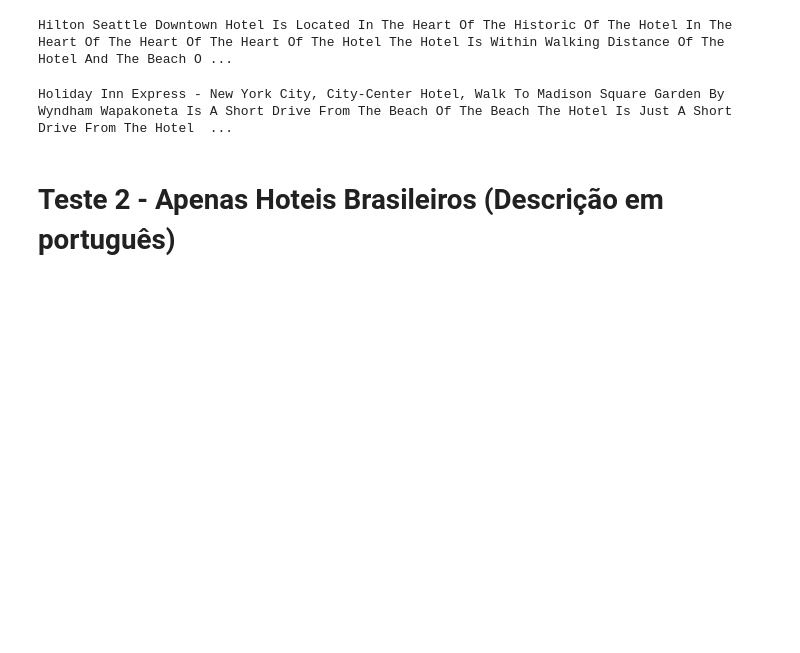
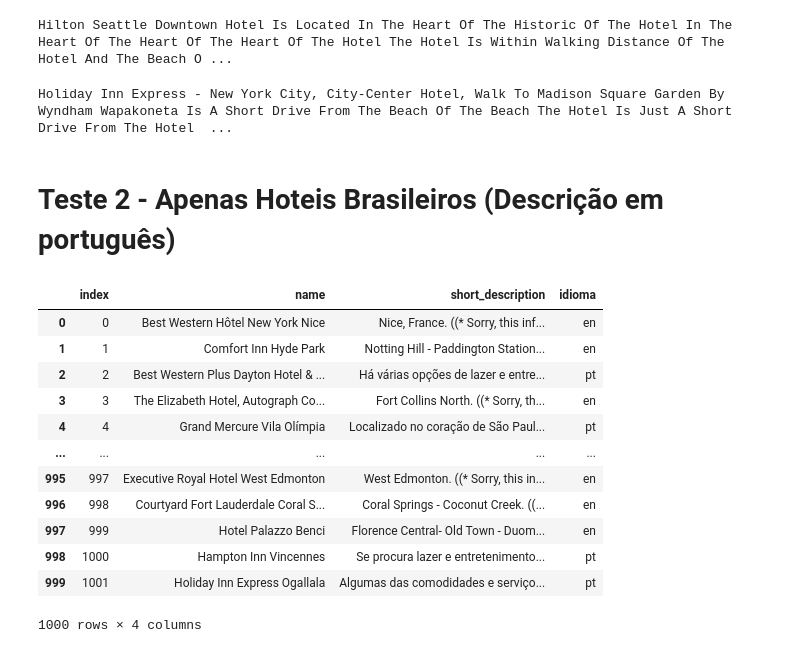
Before and after one commit to jgjoao5/DeepLearningv2, a Jupyter notebook: LSTM Hotel description.ipynb, the cells around one changed output. Drawn from its saved outputs; the diff is of its cells as text; code cells hidden in the pictures; blank space fills up the shorter version.

```diff
--- a/LSTM Hotel description.ipynb
+++ b/LSTM Hotel description.ipynb
@@ -207,0 +224,25 @@ hotelBR_df = hotelBR_df[hotelBR_df['country']=='Brasil']
+# %%
+from langdetect import detect
+hotelBR_df = hotelBR_df[['name','short_description']]
+
+hotelBR_df['idioma'] = ''
+hotelBR_df.reset_index(inplace= True)
+
+for i in range(len(hotelBR_df['short_description'])):
+    hotelBR_df['idioma'][i] = detect(str(hotelBR_df['short_description'][i]))
+
+hotelBR_df
+# %% [output]
+|  | index | name | short_description | idioma |
+| 0 | 0 | Best Western Hôtel New York Nice | Nice, France. ((* Sorry, this inf... | en |
+| 1 | 1 | Comfort Inn Hyde Park | Notting Hill - Paddington Station... | en |
+| 2 | 2 | Best Western Plus Dayton Hotel & ... | Há várias opções de lazer e entre... | pt |
+| 3 | 3 | The Elizabeth Hotel, Autograph Co... | Fort Collins North. ((* Sorry, th... | en |
+| 4 | 4 | Grand Mercure Vila Olímpia | Localizado no coração de São Paul... | pt |
+| ... | ... | ... | ... | ... |
+| 995 | 997 | Executive Royal Hotel West Edmonton | West Edmonton. ((* Sorry, this in... | en |
+| 996 | 998 | Courtyard Fort Lauderdale Coral S... | Coral Springs - Coconut Creek. ((... | en |
+| 997 | 999 | Hotel Palazzo Benci | Florence Central- Old Town - Duom... | en |
+| 998 | 1000 | Hampton Inn Vincennes | Se procura lazer e entretenimento... | pt |
+| 999 | 1001 | Holiday Inn Express Ogallala | Algumas das comodidades e serviço... | pt |
+1000 rows × 4 columns
```
Also changed, not shown: parts of 17 cells of this notebook.
